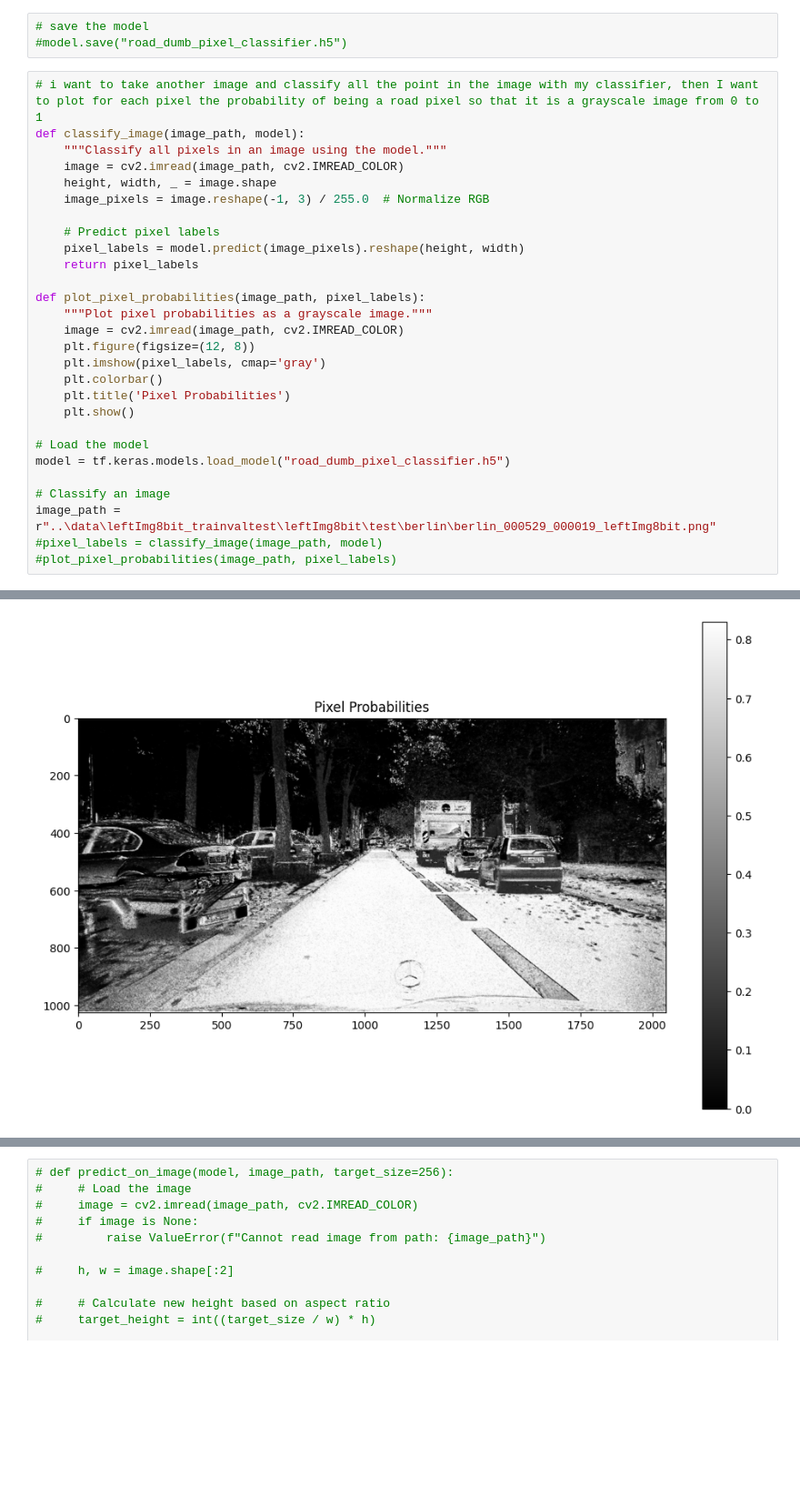
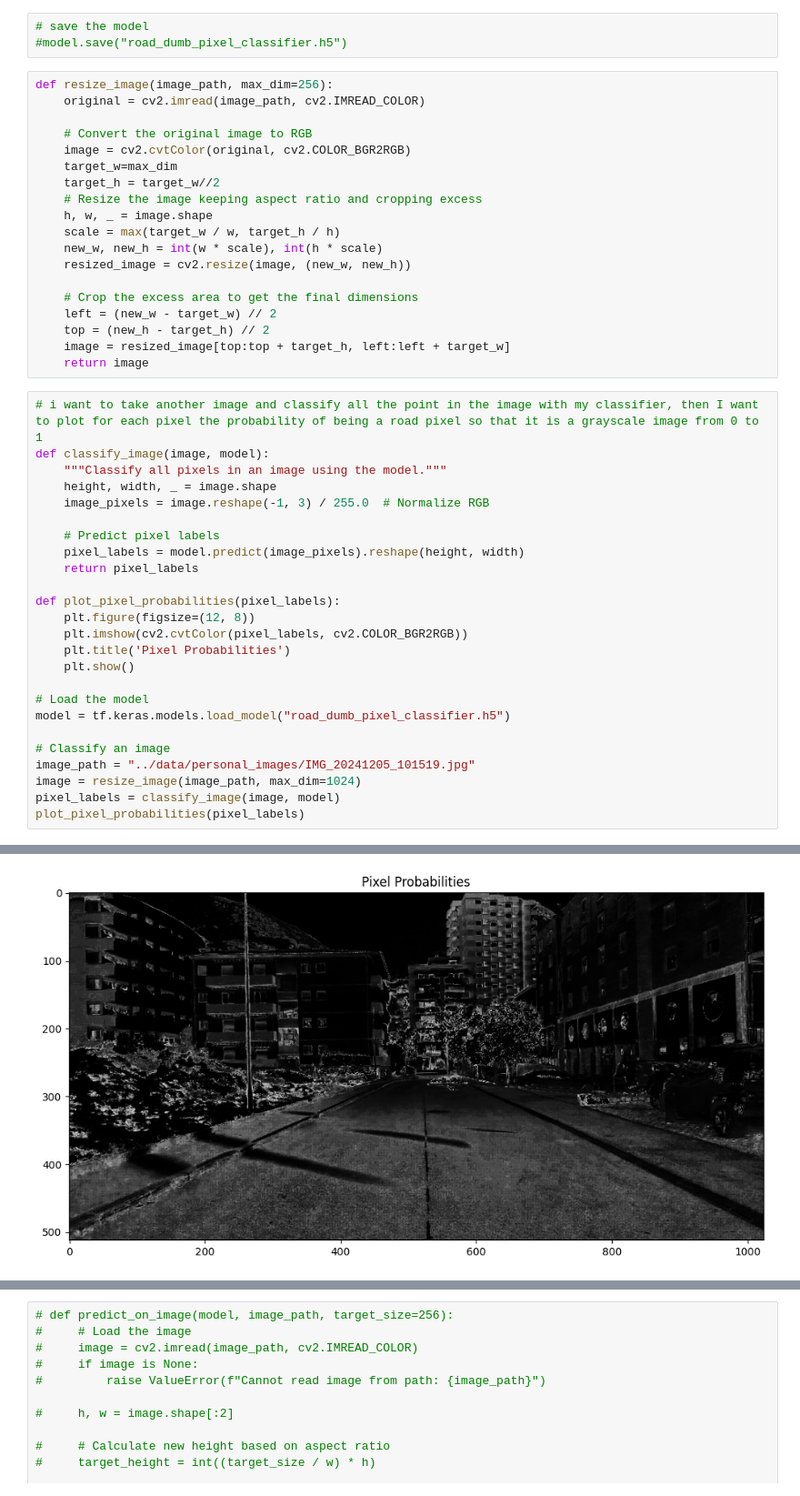
Before and after one commit to tommasosommaruga/CV_project, a Jupyter notebook: dumb_pixel_classifier/dumb_pixel_classifier.ipynb, the cells around one changed output, grey strips where cells are left out. Shown at 91% size. Saved outputs shown, nothing was run; the diff lists cells and outputs as text; blank space fills up the shorter version.

```diff
--- a/dumb_pixel_classifier/dumb_pixel_classifier.ipynb
+++ b/dumb_pixel_classifier/dumb_pixel_classifier.ipynb
@@ -257,11 +251,29 @@ plt.show()
 # %%
 # save the model
 #model.save("road_dumb_pixel_classifier.h5")
+# %%
+def resize_image(image_path, max_dim=256):
+    original = cv2.imread(image_path, cv2.IMREAD_COLOR)
+
+    # Convert the original image to RGB
+    image = cv2.cvtColor(original, cv2.COLOR_BGR2RGB)
+    target_w=max_dim
+    target_h = target_w//2
+    # Resize the image keeping aspect ratio and cropping excess
+    h, w, _ = image.shape
+    scale = max(target_w / w, target_h / h)
+    new_w, new_h = int(w * scale), int(h * scale)
+    resized_image = cv2.resize(image, (new_w, new_h))
+
+    # Crop the excess area to get the final dimensions
+    left = (new_w - target_w) // 2
+    top = (new_h - target_h) // 2
+    image = resized_image[top:top + target_h, left:left + target_w]
+    return image
 # %%
 # i want to take another image and classify all the point in the image with my classifier, then I want to plot for each pixel the probability of being a road pixel so that it is a grayscale image from 0 to 1
-def classify_image(image_path, model):
+def classify_image(image, model):
     """Classify all pixels in an image using the model."""
-    image = cv2.imread(image_path, cv2.IMREAD_COLOR)
     height, width, _ = image.shape
     image_pixels = image.reshape(-1, 3) / 255.0  # Normalize RGB
 
@@ -269,12 +281,9 @@ def classify_image(image_path, model):
     pixel_labels = model.predict(image_pixels).reshape(height, width)
     return pixel_labels
 
-def plot_pixel_probabilities(image_path, pixel_labels):
-    """Plot pixel probabilities as a grayscale image."""
-    image = cv2.imread(image_path, cv2.IMREAD_COLOR)
+def plot_pixel_probabilities(pixel_labels):
     plt.figure(figsize=(12, 8))
-    plt.imshow(pixel_labels, cmap='gray')
-    plt.colorbar()
+    plt.imshow(cv2.cvtColor(pixel_labels, cv2.COLOR_BGR2RGB))
     plt.title('Pixel Probabilities')
     plt.show()
 
@@ -282,7 +291,8 @@ def plot_pixel_probabilities(image_path, pixel_labels):
 model = tf.keras.models.load_model("road_dumb_pixel_classifier.h5")
 
 # Classify an image
-image_path = r"..\data\leftImg8bit_trainvaltest\leftImg8bit\test\berlin\berlin_000529_000019_leftImg8bit.png"
-#pixel_labels = classify_image(image_path, model)
-#plot_pixel_probabilities(image_path, pixel_labels)
+image_path = "../data/personal_images/IMG_20241205_101519.jpg"
+image = resize_image(image_path, max_dim=1024)
+pixel_labels = classify_image(image, model)
+plot_pixel_probabilities(pixel_labels)
 # %% [output]
@@ -290 +300 @@ image_path = r"..\data\leftImg8bit_trainvaltest\leftImg8bit\test\berlin\berlin_0
-[figure, old version]
+[figure, new version]
```
Also changed, not shown: parts of 4 cells of this notebook, 13 other files.
